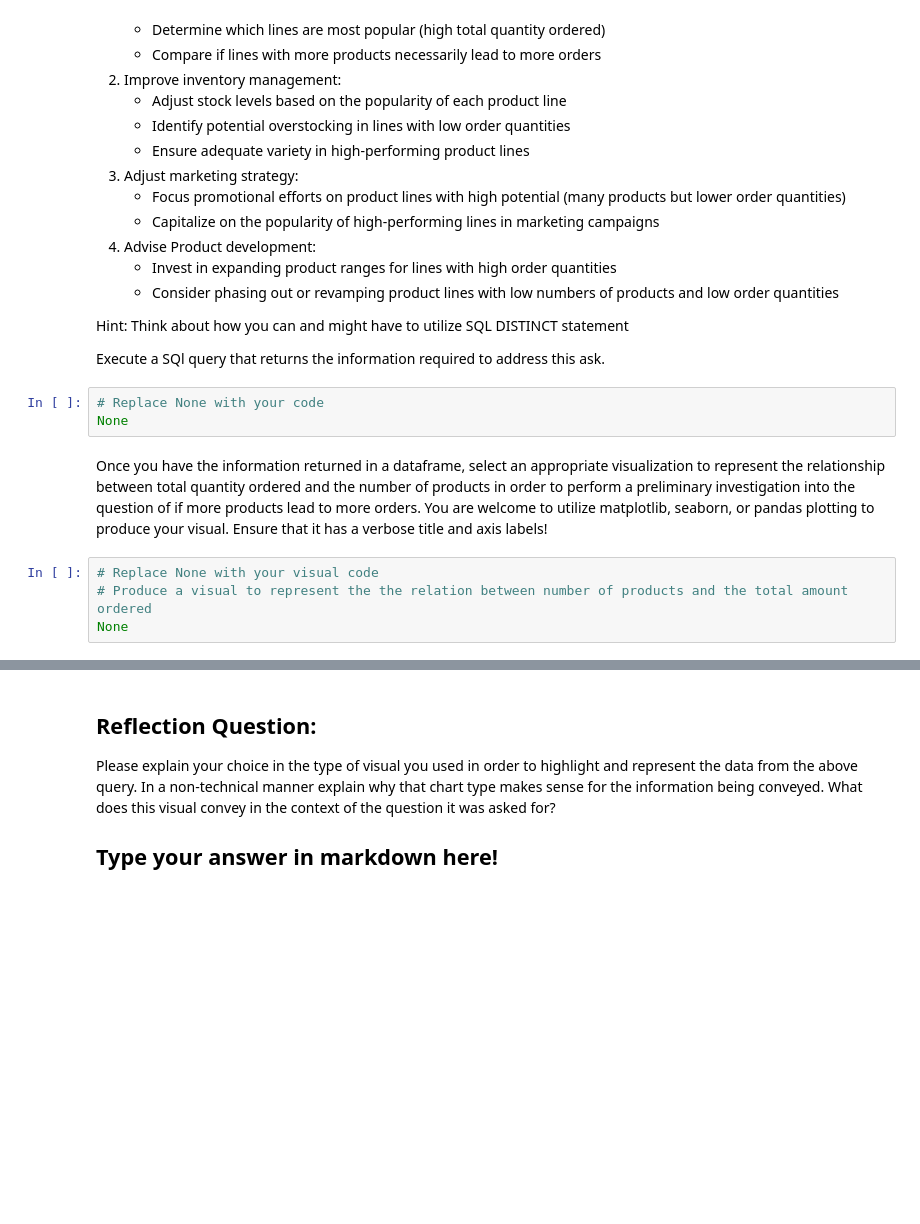
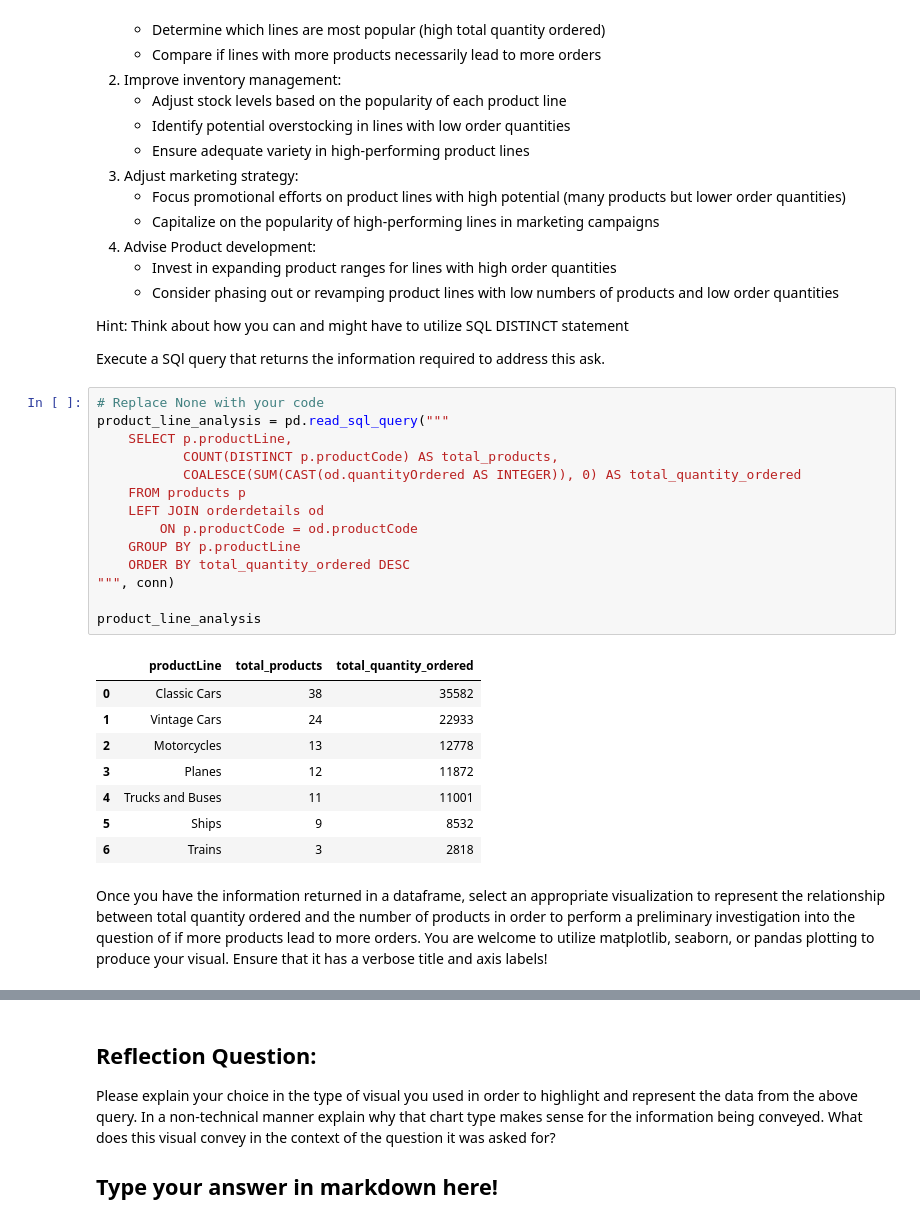
Before and after one commit to drivernf/dsc-sql-summative-lab, a Jupyter notebook: SQLSummativeLab.ipynb, the cells around one changed output, grey strips where cells are left out. Drawn from its saved outputs; the diff is of its cells as text; blank space fills up the shorter version.

```diff
--- a/SQLSummativeLab.ipynb
+++ b/SQLSummativeLab.ipynb
@@ -291,12 +291,28 @@ The product team is looking into the demand across its different product lines.
 Hint: Think about how you can and might have to utilize SQL DISTINCT statement
 
 Execute a SQl query that returns the information required to address this ask.
-# %%
-# Replace None with your code
-None
+# %%
+# Replace None with your code
+product_line_analysis = pd.read_sql_query("""
+    SELECT p.productLine,
+           COUNT(DISTINCT p.productCode) AS total_products,
+           COALESCE(SUM(CAST(od.quantityOrdered AS INTEGER)), 0) AS total_quantity_ordered
+    FROM products p
+    LEFT JOIN orderdetails od
+        ON p.productCode = od.productCode
+    GROUP BY p.productLine
+    ORDER BY total_quantity_ordered DESC
+""", conn)
+
+product_line_analysis
+# %% [output]
+|  | productLine | total_products | total_quantity_ordered |
+| 0 | Classic Cars | 38 | 35582 |
+| 1 | Vintage Cars | 24 | 22933 |
+| 2 | Motorcycles | 13 | 12778 |
+| 3 | Planes | 12 | 11872 |
+| 4 | Trucks and Buses | 11 | 11001 |
+| 5 | Ships | 9 | 8532 |
+| 6 | Trains | 3 | 2818 |
 # %% [markdown]
 Once you have the information returned in a dataframe, select an appropriate visualization to represent the relationship between total quantity ordered and the number of products in order to perform a preliminary investigation into the question of if more products lead to more orders. You are welcome to utilize matplotlib, seaborn, or pandas plotting to produce your visual. Ensure that it has a verbose title and axis labels!
-# %%
-# Replace None with your visual code
-# Produce a visual to represent the the relation between number of products and the total amount ordered
-None
```
Also changed, not shown: parts of 1 cell of this notebook.
